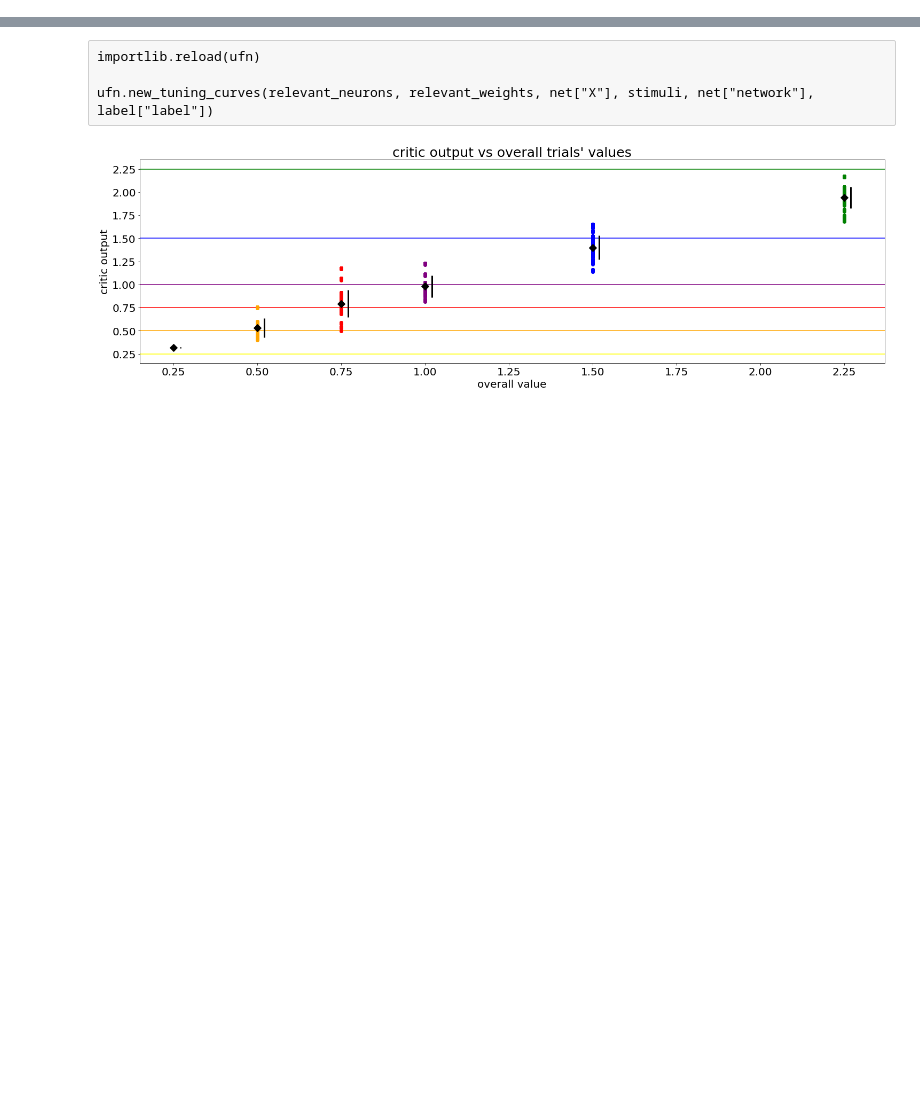
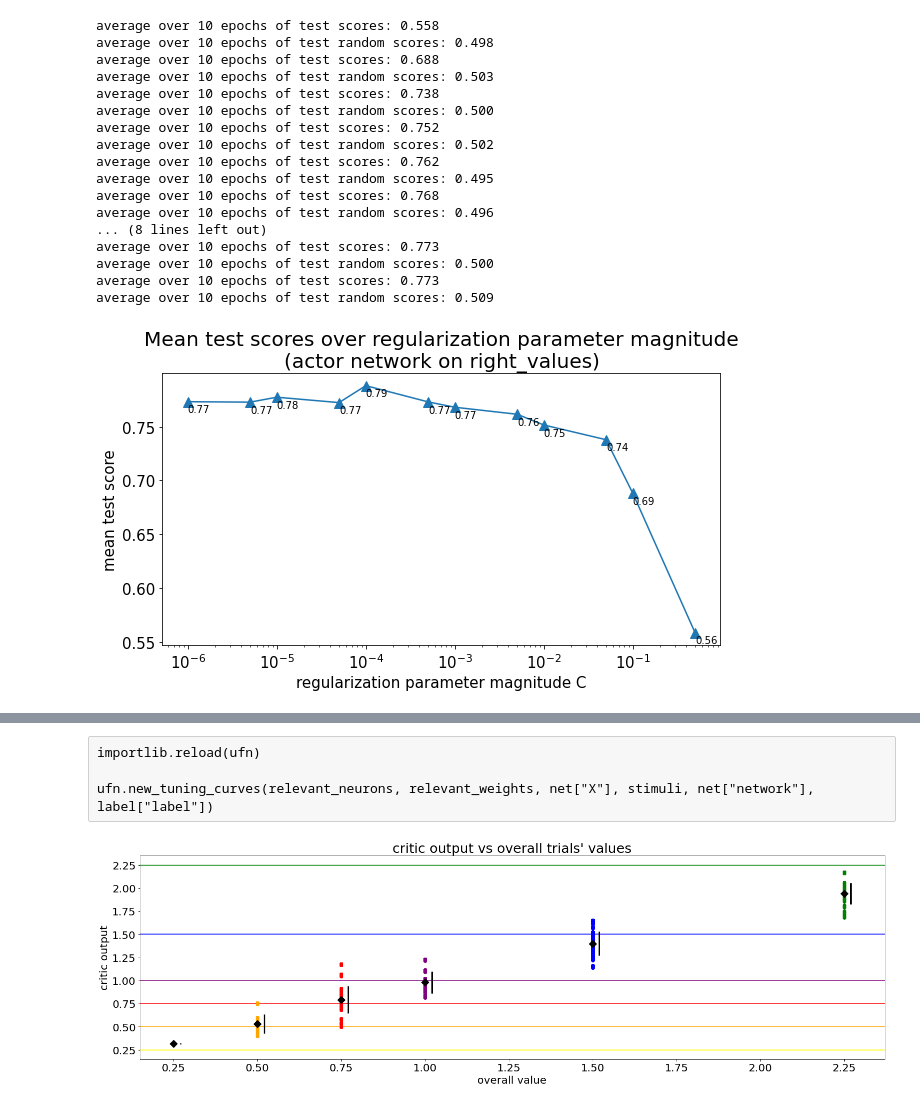
Before and after one commit to MartiniMarittimo/Relevant_neurons_analysis, a Jupyter notebook: relevant_neurons_analysis.ipynb, the cells around one changed output, grey strips where cells are left out. Saved outputs shown, nothing was run; the diff lists cells and outputs as text; code cells hidden in the pictures; blank space fills up the shorter version.

```diff
--- a/relevant_neurons_analysis.ipynb
+++ b/relevant_neurons_analysis.ipynb
@@ -49 +76,28 @@ model = {"model" : 'perceptronL1', "param" : 0.01}
+# %%
+importlib.reload(clf)
+
+noise_mag = np.array([1])
+param_mag = np.array([5e-1, 1e-1, 5e-2, 1e-2, 5e-3, 1e-3, 5e-4, 1e-4, 5e-5, 1e-5, 5e-6, 1e-6])
+
+clf.regularization_intensity(X=net["X"], Y=label["Y"], model=model["model"], param_mag=param_mag,\
+               network=net["network"], label=label["label"], noise_mag=noise_mag)
+# %% [output]
+average over 10 epochs of test scores: 0.558
+average over 10 epochs of test random scores: 0.498
+average over 10 epochs of test scores: 0.688
+average over 10 epochs of test random scores: 0.503
+average over 10 epochs of test scores: 0.738
+average over 10 epochs of test random scores: 0.500
+average over 10 epochs of test scores: 0.752
+average over 10 epochs of test random scores: 0.502
+average over 10 epochs of test scores: 0.762
+average over 10 epochs of test random scores: 0.495
+average over 10 epochs of test scores: 0.768
+average over 10 epochs of test random scores: 0.496
+... (8 lines left out)
+average over 10 epochs of test scores: 0.773
+average over 10 epochs of test random scores: 0.500
+average over 10 epochs of test scores: 0.773
+average over 10 epochs of test random scores: 0.509
+[figure, added]
 # %%
```
Also changed, not shown: parts of 7 cells of this notebook, 3 other files.
